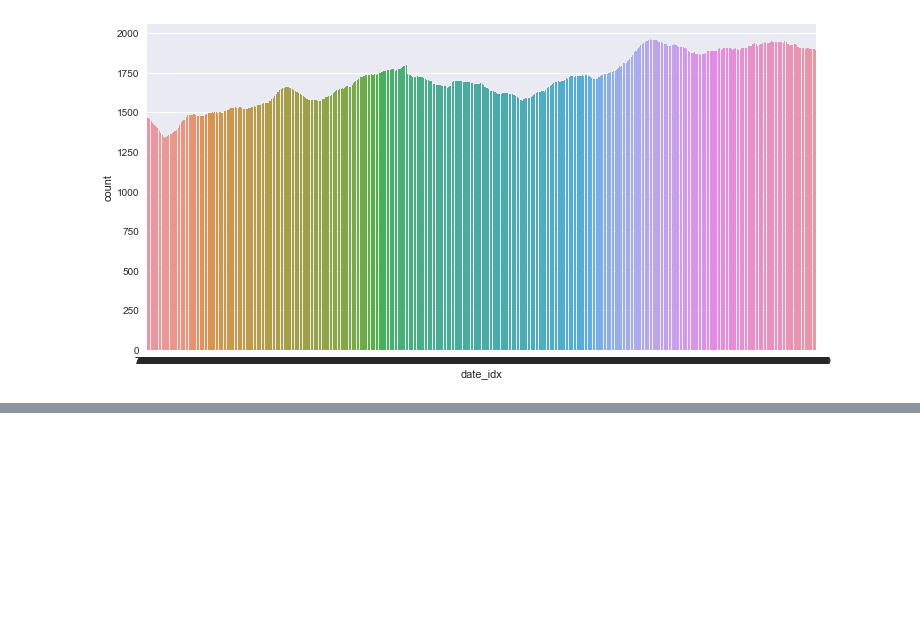
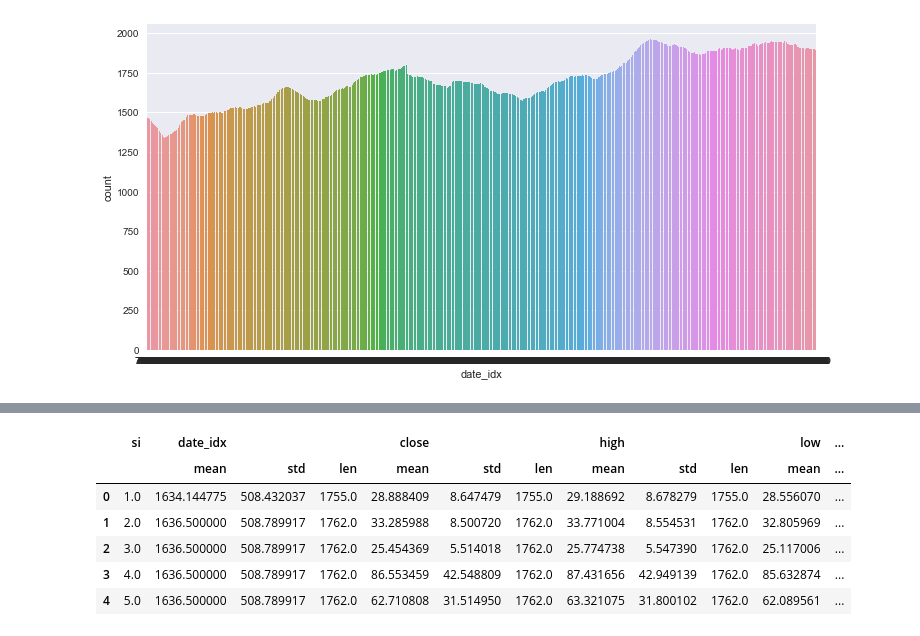
Before and after one commit to kaiyingsun/Data_Cube_Project, a Jupyter notebook: data_cube_exp1.ipynb, the cells around one changed output, grey strips where cells are left out. Saved outputs shown, nothing was run; the diff lists cells and outputs as text; code cells hidden in the pictures; blank space fills up the shorter version.

```diff
--- a/data_cube_exp1.ipynb
+++ b/data_cube_exp1.ipynb
@@ -209,0 +331,11 @@ plt.show()
+# %%
+test_df = df.groupby('si').agg([np.mean, np.std, len]).reset_index()
+test_df.head()
+# %% [output]
+|  | si | date_idx |  |  | close |  |  | high |  |  | low | ... |
+|  |  | mean | std | len | mean | std | len | mean | std | len | mean | ... |
+| 0 | 1.0 | 1634.144775 | 508.432037 | 1755.0 | 28.888409 | 8.647479 | 1755.0 | 29.188692 | 8.678279 | 1755.0 | 28.556070 | ... |
+| 1 | 2.0 | 1636.500000 | 508.789917 | 1762.0 | 33.285988 | 8.500720 | 1762.0 | 33.771004 | 8.554531 | 1762.0 | 32.805969 | ... |
+| 2 | 3.0 | 1636.500000 | 508.789917 | 1762.0 | 25.454369 | 5.514018 | 1762.0 | 25.774738 | 5.547390 | 1762.0 | 25.117006 | ... |
+| 3 | 4.0 | 1636.500000 | 508.789917 | 1762.0 | 86.553459 | 42.548809 | 1762.0 | 87.431656 | 42.949139 | 1762.0 | 85.632874 | ... |
+| 4 | 5.0 | 1636.500000 | 508.789917 | 1762.0 | 62.710808 | 31.514950 | 1762.0 | 63.321075 | 31.800102 | 1762.0 | 62.089561 | ... |
```
Also changed, not shown: parts of 13 cells of this notebook.
